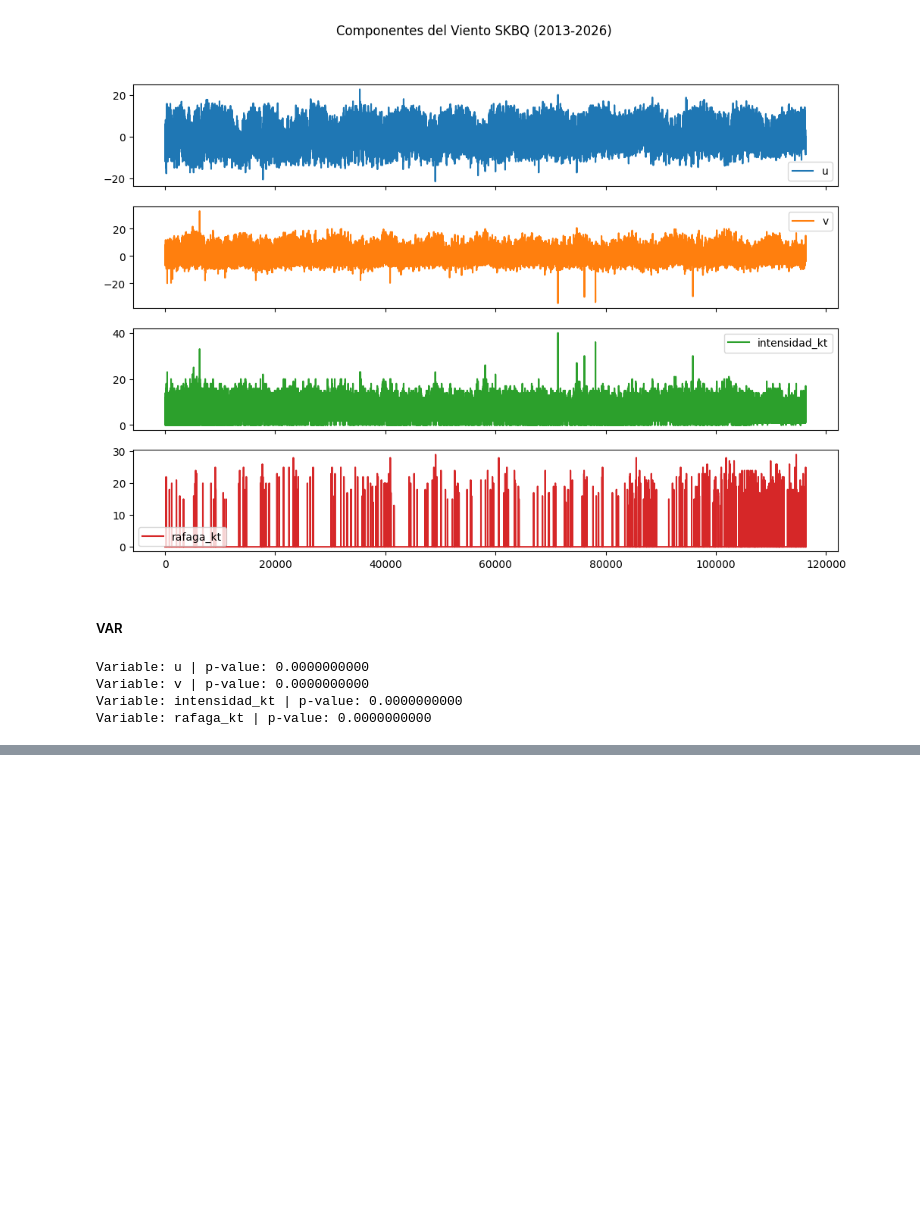
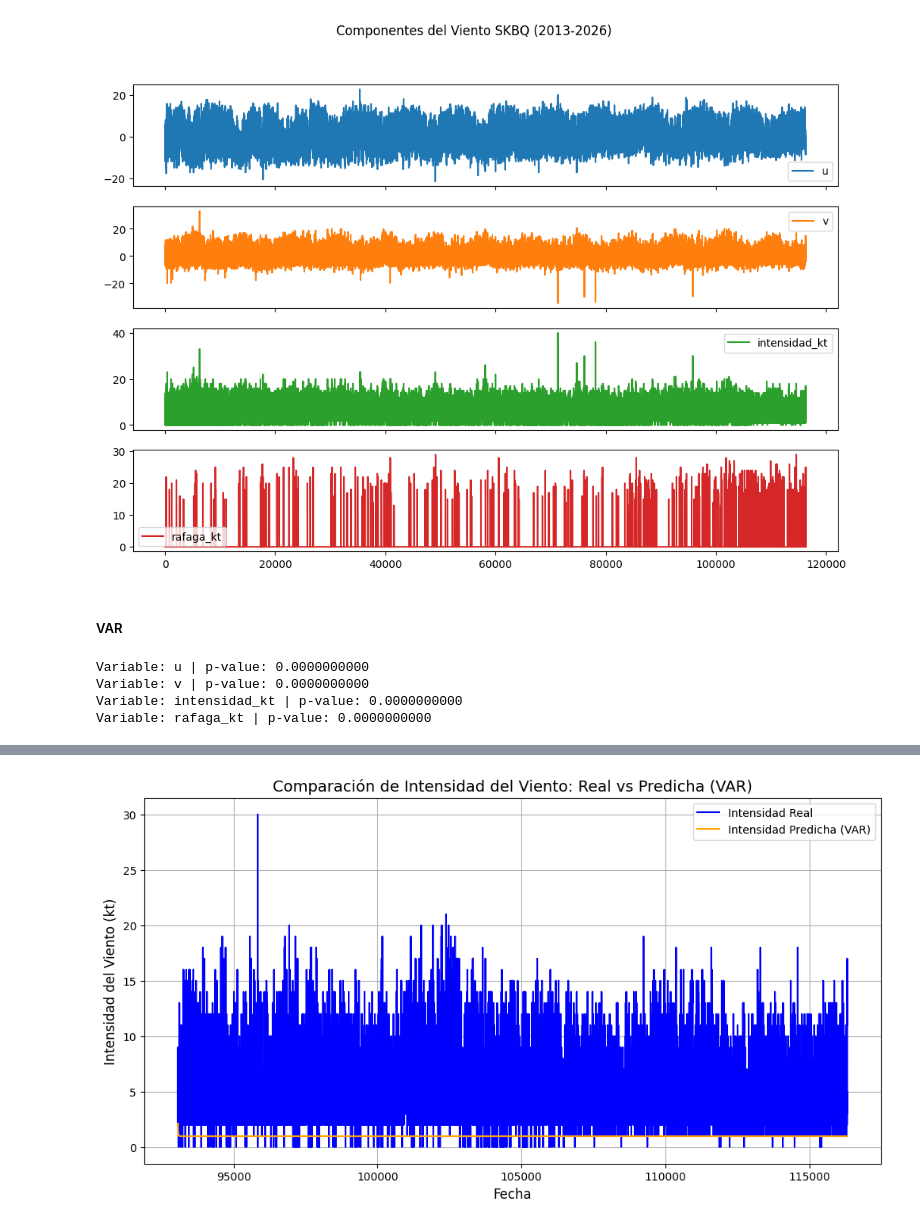
Before and after one commit to OmarLAlbarracinM/Prediccion-Cizalladura-SKBQ, a Jupyter notebook: docs/notebooks/PROYECTO_DE_GRADO.ipynb, the cells around one changed output, grey strips where cells are left out. Saved outputs shown, nothing was run; the diff lists cells and outputs as text; code cells hidden in the pictures; blank space fills up the shorter version.

```diff
--- a/docs/notebooks/PROYECTO_DE_GRADO.ipynb
+++ b/docs/notebooks/PROYECTO_DE_GRADO.ipynb
@@ -502,7 +502,7 @@ df_var
 # PRUEBA DE MODELOS
 # %%
 # EXTRACION DE DATA LISTA PARA LOS MODELOS
-df_var_drive = pd.read_csv('/content/drive/MyDrive/MAESTRIA/DATOS_ENTRENAMIENTO.csv')
+df_var_drive = pd.read_csv('DATOS_ENTRENAMIENTO.csv')
 # %%
 df_var = df_var_drive.copy()
 # %%
@@ -536,0 +613,12 @@ Variable: rafaga_kt | p-value: 0.0000000000
+# %%
+#GRAFICAR las predicciones vs reales para intensidad
+plt.figure(figsize=(12, 6))
+plt.plot(test_data.index, test_data['intensidad_real'], label='Intensidad Real', color='blue')
+plt.plot(predicciones_var_df.index, predicciones_var_df['intensidad_pred'], label='Intensidad Predicha (VAR)', color='orange')
+plt.title('Comparación de Intensidad del Viento: Real vs Predicha (VAR)', fontsize=14)
+plt.xlabel('Fecha', fontsize=12)
+plt.ylabel('Intensidad del Viento (kt)', fontsize=12)
+plt.legend()
+plt.grid()
+# %% [output]
+[figure, added]
```
Also changed, not shown: parts of 18 cells of this notebook.
